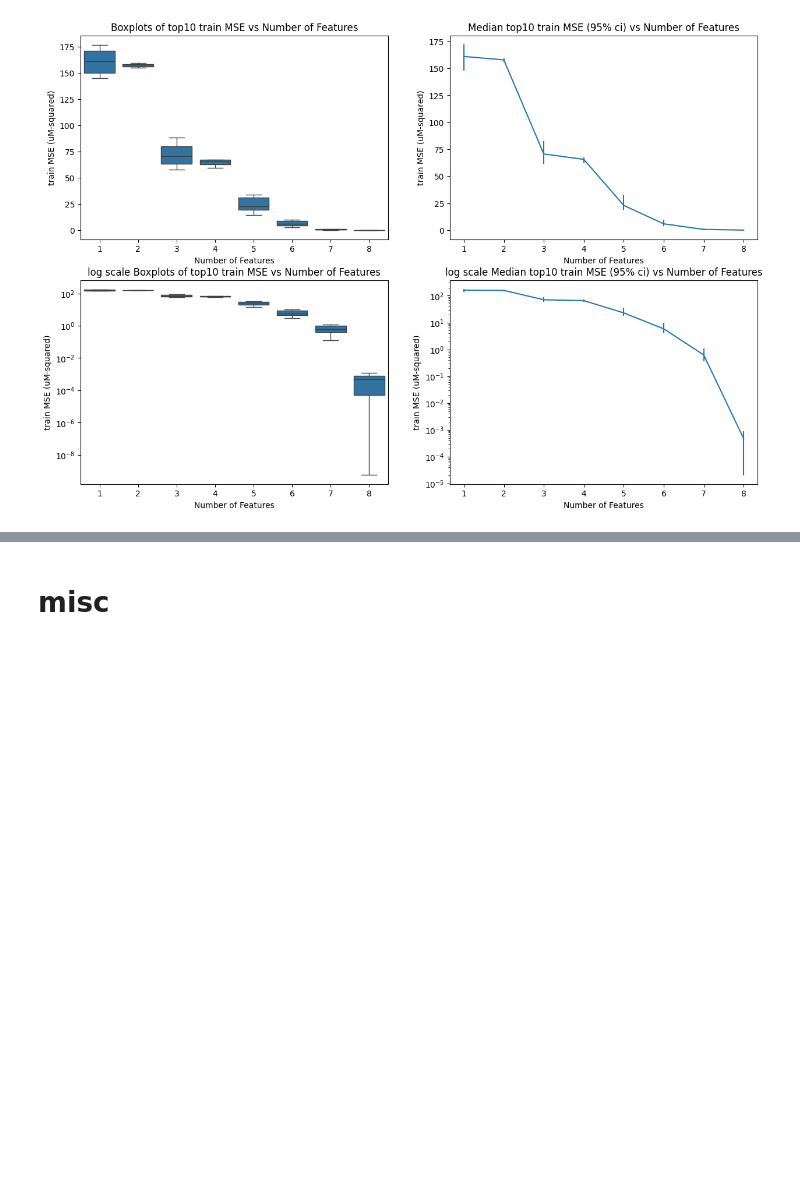
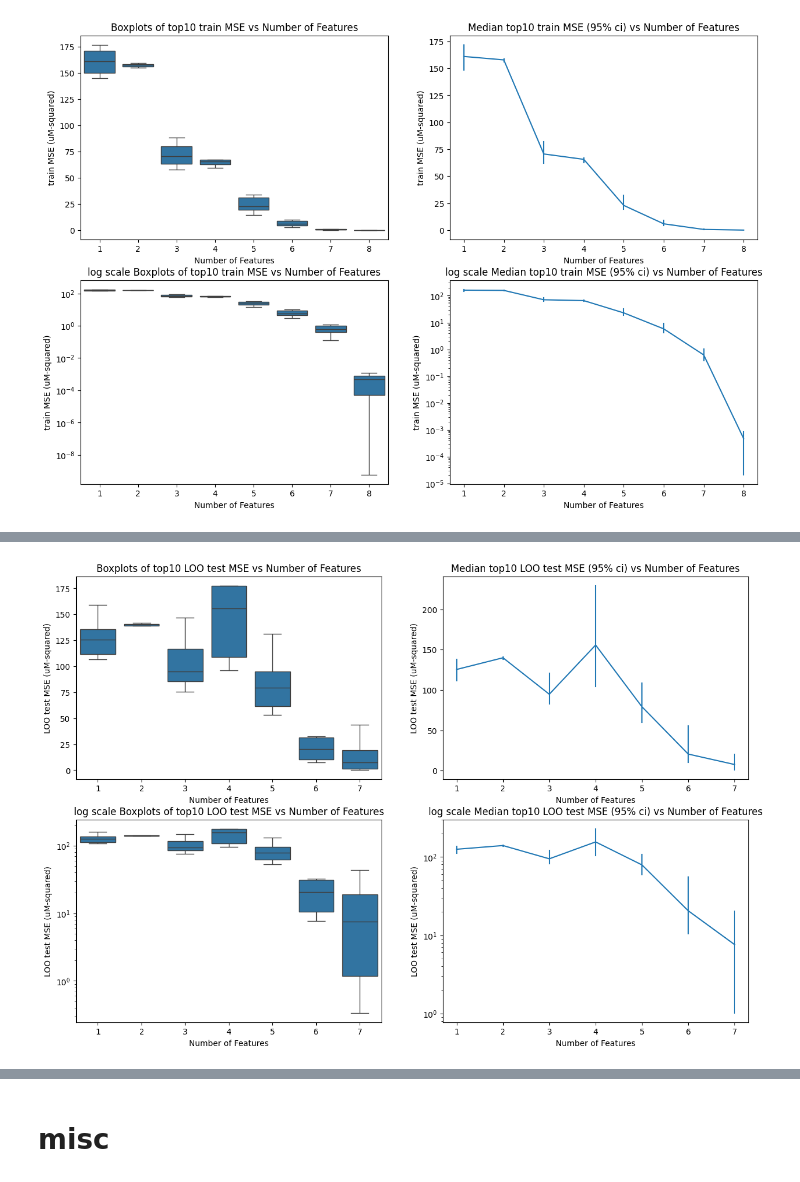
Before and after one commit to cvraut/colorimetry_ML, a Jupyter notebook: code/p02_study_mse/Study_MSE.ipynb, the cells around one changed output, grey strips where cells are left out. Cells and saved outputs as stored; diff of their text form; code cells hidden in the pictures; blank space fills up the shorter version.

```diff
--- a/code/p02_study_mse/Study_MSE.ipynb
+++ b/code/p02_study_mse/Study_MSE.ipynb
@@ -718,7 +714,7 @@ for k in range(1, 9):
     print(k, best_comb, best_mse)
     df_list.append(df)
 att2_data = pd.DataFrame(data_list)
-all_dfs = pd.concat(df_list)
+all_dfs_tr_mse = pd.concat(df_list)
 # %% [output]
 1 ('abs_wv_596_162',) 145.0000248024146
 2 ('abs_wv_687_967', 'abs_wv_552_075') 154.91359654336065
@@ -783,6 +839,6 @@ all_dfs.groupby('n_feats').agg(
 # %%
 # filter the data to only contain the 10 lowest MSE's for each feature number
-filtered_data = all_dfs.groupby('n_feats').apply(lambda x: x.nsmallest(10, 'mse')).reset_index(drop=True)
+filtered_data = all_dfs_tr_mse.groupby('n_feats').apply(lambda x: x.nsmallest(10, 'mse')).reset_index(drop=True)
 # create 2 subplots side-by-side
 fig, axs = plt.subplots(2, 2, figsize=(15, 10))
 axs = axs.flatten()
@@ -809,5 +865,8 @@ axs[3].set_title("log scale Median top10 train MSE (95% ci) vs Number of Feature
 axs[3].set_xlabel("Number of Features")
 axs[3].set_ylabel("train MSE (uM-squared)")
 axs[3].set_yscale('log')
+
+# save the figure to a svg file
+plt.savefig('p02_mse_vs_num_feats_top10.svg')
 # %% [output]
 [figure]
@@ -813,0 +962,8 @@ axs[3].set_yscale('log')
+# %%
+# I want the mean and median of the mse and test_MSE for each n_feats and comb
+agged_loo = all_dfs.groupby(["n_feats","comb"]).agg(
+    mse_mean=('mse', 'mean'),
+    mse_median=('mse', 'median'),
+    test_MSE_mean=('test_MSE', 'mean'),
+    test_MSE_median=('test_MSE', 'median')
+).reset_index()
@@ -813,0 +1004,4 @@ axs[3].set_yscale('log')
+# %%
+# now only take the 10 best MSE's for each n_feats
+filtered_loo = agged_loo.groupby('n_feats').apply(lambda x: x.nsmallest(10, 'mse_mean')).reset_index(drop=True)
+filtered_loo
@@ -813,0 +1038,34 @@ axs[3].set_yscale('log')
+# %%
+# # filter the data to only contain the 10 lowest MSE's for each feature number
+# filtered_data = all_dfs_tr_mse.groupby('n_feats').apply(lambda x: x.nsmallest(10, 'mse')).reset_index(drop=True)
+# create 2 subplots side-by-side
+fig, axs = plt.subplots(2, 2, figsize=(15, 10))
+axs = axs.flatten()
+sns.boxplot(data=filtered_loo, x='n_feats', y='test_MSE_mean', showfliers=False,ax=axs[0])
+axs[0].set_title("Boxplots of top10 LOO test MSE vs Number of Features")
+axs[0].set_xlabel("Number of Features")
+axs[0].set_ylabel("LOO test MSE (uM-squared)")
+
+# seaborn lineplot with mean and sem
+sns.lineplot(data=filtered_loo, x='n_feats', y='test_MSE_mean', estimator='median', errorbar=("ci",95), seed=RANDOM_SEED, err_style='bars',ax=axs[1])
+axs[1].set_title("Median top10 LOO test MSE (95% ci) vs Number of Features")
+axs[1].set_xlabel("Number of Features")
+axs[1].set_ylabel("LOO test MSE (uM-squared)")
+
+sns.boxplot(data=filtered_loo, x='n_feats', y='test_MSE_mean', showfliers=False,ax=axs[2])
+axs[2].set_title("log scale Boxplots of top10 LOO test MSE vs Number of Features")
+axs[2].set_xlabel("Number of Features")
+axs[2].set_ylabel("LOO test MSE (uM-squared)")
+axs[2].set_yscale('log')
+
+# seaborn lineplot with mean and sem
+sns.lineplot(data=filtered_loo, x='n_feats', y='test_MSE_mean', estimator='median', errorbar=("ci",95), seed=RANDOM_SEED, err_style='bars',ax=axs[3])
+axs[3].set_title("log scale Median top10 LOO test MSE (95% ci) vs Number of Features")
+axs[3].set_xlabel("Number of Features")
+axs[3].set_ylabel("LOO test MSE (uM-squared)")
+axs[3].set_yscale('log')
+
+# save the figure to a svg file
+plt.savefig('p02_mse_vs_num_feats_top10.svg')
+# %% [output]
+[figure, added]
```
Also changed, not shown: parts of 41 cells of this notebook, 3 other files.
